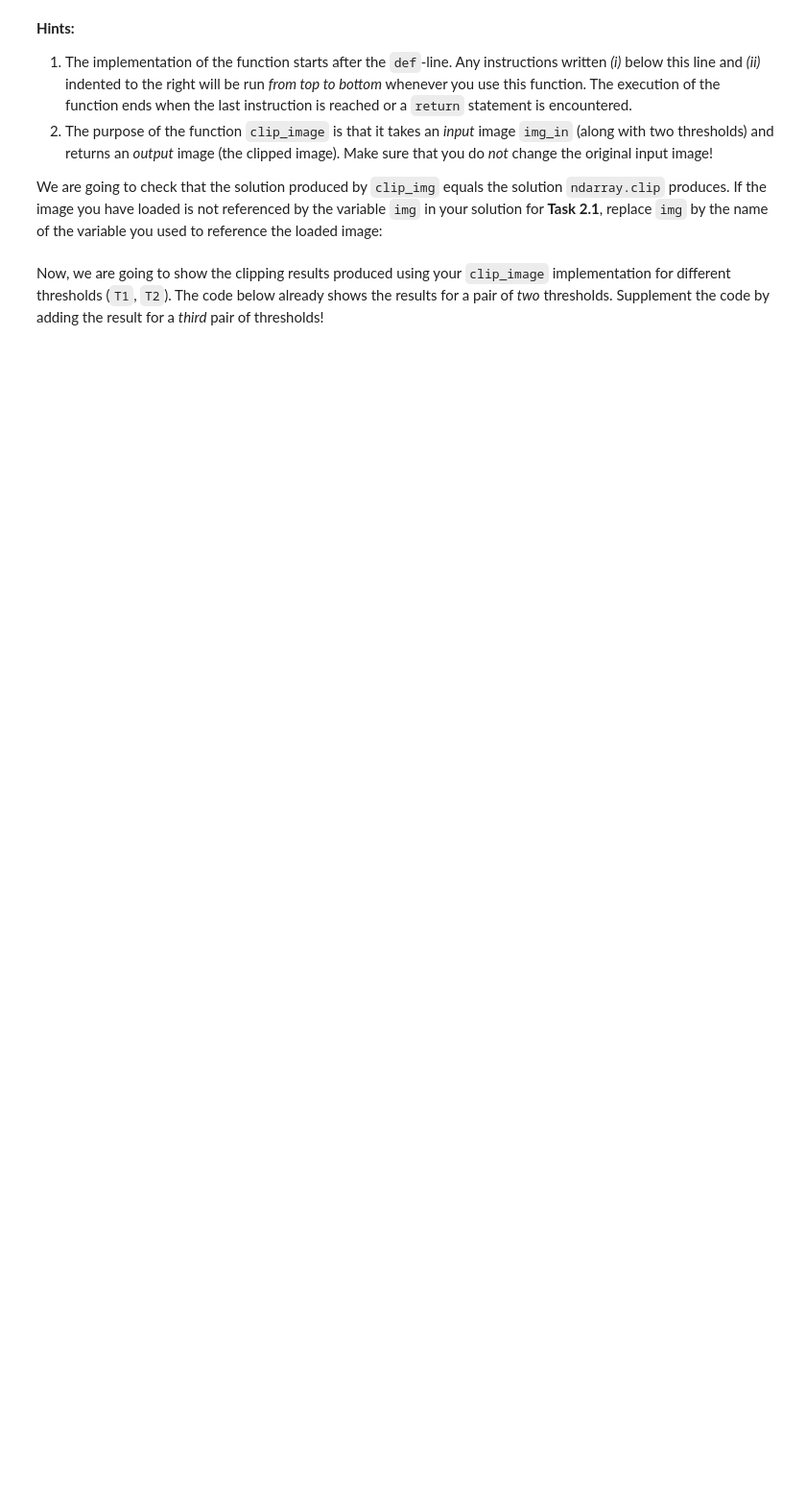
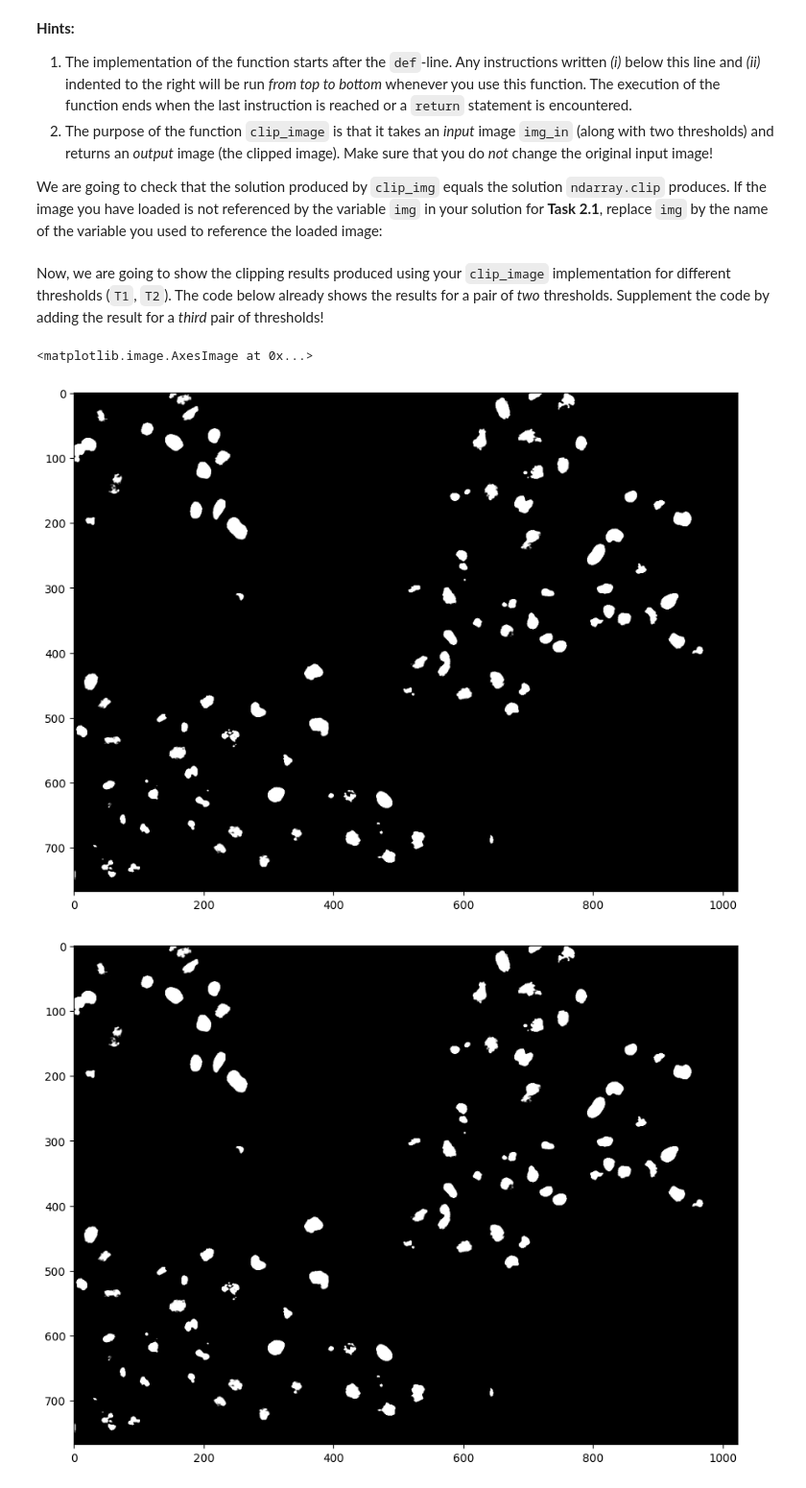
Before and after one commit to JakobStph/mobi-fs3-python, a Jupyter notebook: task2.ipynb, the cells around one changed output. Shown at 96% size. Cells and saved outputs as stored; diff of their text form; code cells hidden in the pictures; blank space fills up the shorter version.

```diff
--- a/task2.ipynb
+++ b/task2.ipynb
@@ -100,6 +100,4 @@ def clip_image(img_in, T1, T2):
             result[i] = T1
         elif img[i] > T2:
             result[i] = T2
-    #return result
-    plt.imshow(result, 'gray')
-clip_image(img, 0, 1)
+    return result
@@ -117,9 +113,13 @@ assert (clip_image(img, T1, T2) == img.clip(T1, T2)).all()
 Now, we are going to show the clipping results produced using your `clip_image` implementation for different thresholds (`T1`, `T2`). The code below already shows the results for a pair of *two* thresholds. Supplement the code by adding the result for a *third* pair of thresholds!
 # %%
 plt.figure(figsize=(15,8))
-plt.imshow(clip_image(img, 0.2, 0.8))
+plt.imshow(clip_image(img, 0.2, 0.8), 'gray')
 
 plt.figure(figsize=(15,8))
-plt.imshow(clip_image(img, 0.3, 0.7))
+plt.imshow(clip_image(img, 0.3, 0.7), 'gray')
 
 # here goes your code
+# %% [output]
+<matplotlib.image.AxesImage at 0x...>
+[figure, added]
+[figure, added]
```
Also changed, not shown: parts of 1 cell of this notebook.
